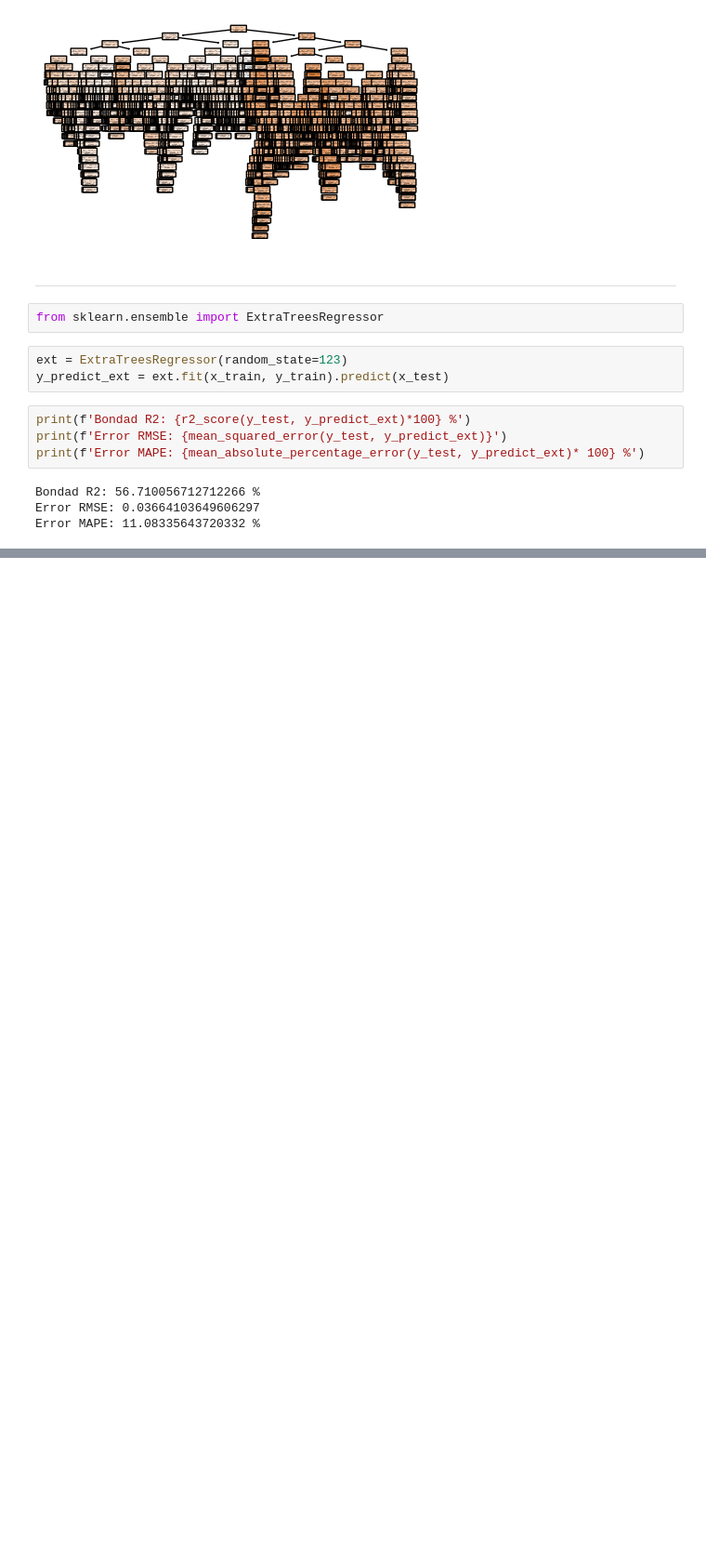
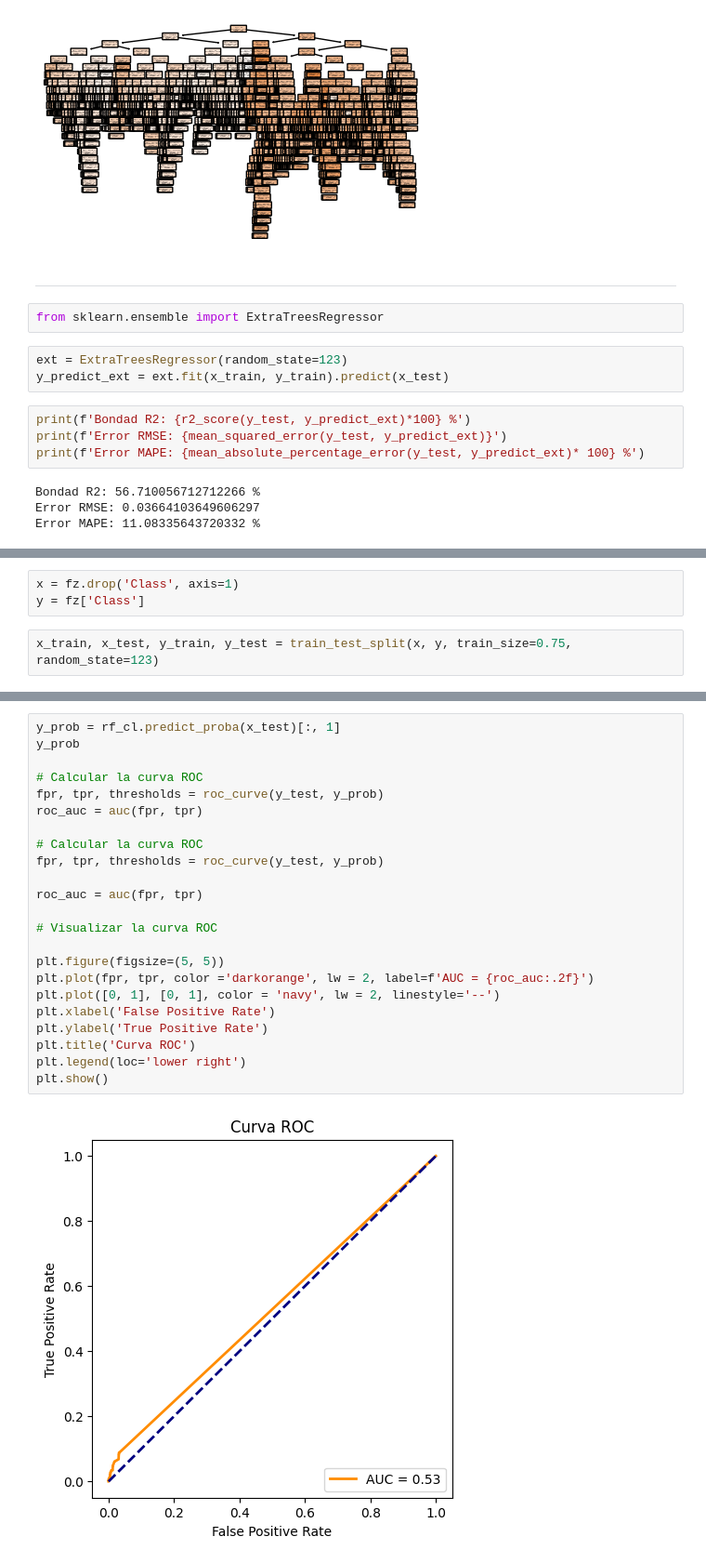
Before and after one commit to eeescamillar/cursolibertadorespython, a Jupyter notebook: cuaderno.ipynb, the cells around one changed output, grey strips where cells are left out. Shown at 93% size. Saved outputs shown, nothing was run; the diff lists cells and outputs as text; blank space fills up the shorter version.

```diff
--- a/cuaderno.ipynb
+++ b/cuaderno.ipynb
@@ -2155,0 +2258,5 @@ Error MAPE: 11.08335643720332 %
+# %%
+x = fz.drop('Class', axis=1)
+y = fz['Class']
+# %%
+x_train, x_test, y_train, y_test = train_test_split(x, y, train_size=0.75, random_state=123)
@@ -2155,0 +2288,25 @@ Error MAPE: 11.08335643720332 %
+# %%
+y_prob = rf_cl.predict_proba(x_test)[:, 1]
+y_prob
+
+# Calcular la curva ROC
+fpr, tpr, thresholds = roc_curve(y_test, y_prob)
+roc_auc = auc(fpr, tpr)
+
+# Calcular la curva ROC
+fpr, tpr, thresholds = roc_curve(y_test, y_prob)
+
+roc_auc = auc(fpr, tpr)
+
+# Visualizar la curva ROC
+
+plt.figure(figsize=(5, 5))
+plt.plot(fpr, tpr, color ='darkorange', lw = 2, label=f'AUC = {roc_auc:.2f}')
+plt.plot([0, 1], [0, 1], color = 'navy', lw = 2, linestyle='--')
+plt.xlabel('False Positive Rate')
+plt.ylabel('True Positive Rate')
+plt.title('Curva ROC')
+plt.legend(loc='lower right')
+plt.show()
+# %% [output]
+[figure, added]
```
Also changed, not shown: parts of 21 cells of this notebook.
